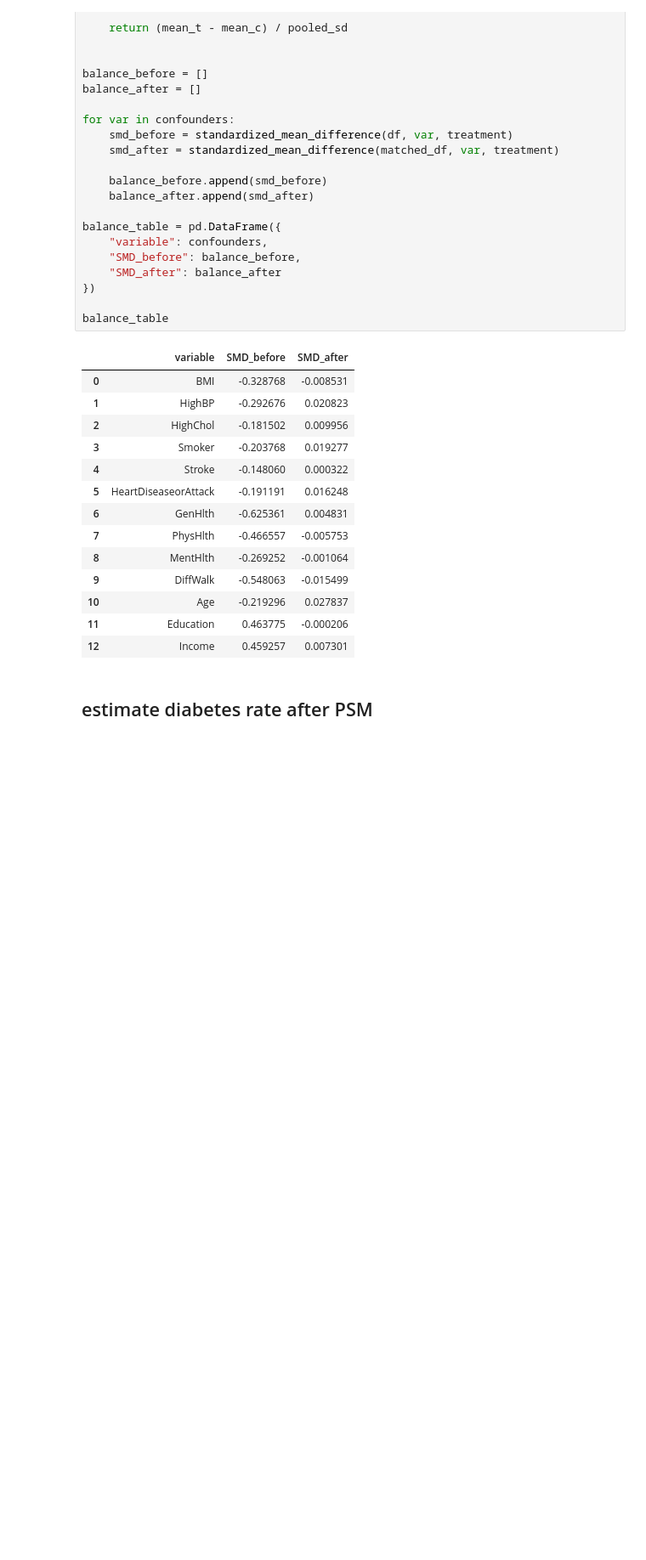
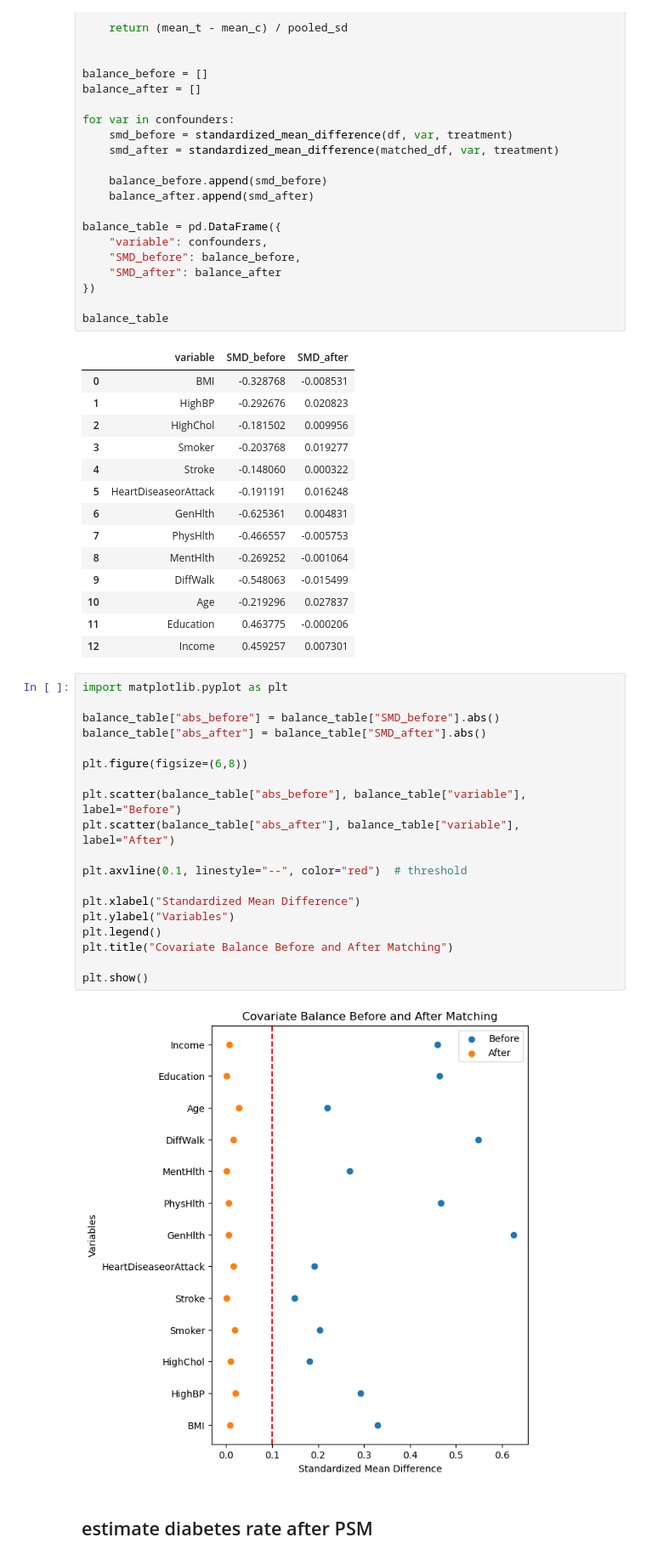
Before and after one commit to 3Frank3/Diabetes-Risk-Prediction-Fairness-Evaluation-and-Causal-Analysis-of-Physical-Activity-Using-PSM, a Jupyter notebook: PSM.ipynb, the cells around one changed output. Shown at 85% size. Saved outputs shown, nothing was run; the diff lists cells and outputs as text; blank space fills up the shorter version.

```diff
--- a/PSM.ipynb
+++ b/PSM.ipynb
@@ -203,6 +226,27 @@ balance_table
 | 10 | Age | -0.219296 | 0.027837 |
 | 11 | Education | 0.463775 | -0.000206 |
 | 12 | Income | 0.459257 | 0.007301 |
+# %%
+import matplotlib.pyplot as plt
+
+balance_table["abs_before"] = balance_table["SMD_before"].abs()
+balance_table["abs_after"] = balance_table["SMD_after"].abs()
+
+plt.figure(figsize=(6,8))
+
+plt.scatter(balance_table["abs_before"], balance_table["variable"], label="Before")
+plt.scatter(balance_table["abs_after"], balance_table["variable"], label="After")
+
+plt.axvline(0.1, linestyle="--", color="red")  # threshold
+
+plt.xlabel("Standardized Mean Difference")
+plt.ylabel("Variables")
+plt.legend()
+plt.title("Covariate Balance Before and After Matching")
+
+plt.show()
+# %% [output]
+[figure, added]
 # %% [markdown]
 ## estimate diabetes rate after PSM
 # %%
```
Also changed, not shown: parts of 6 cells of this notebook.
